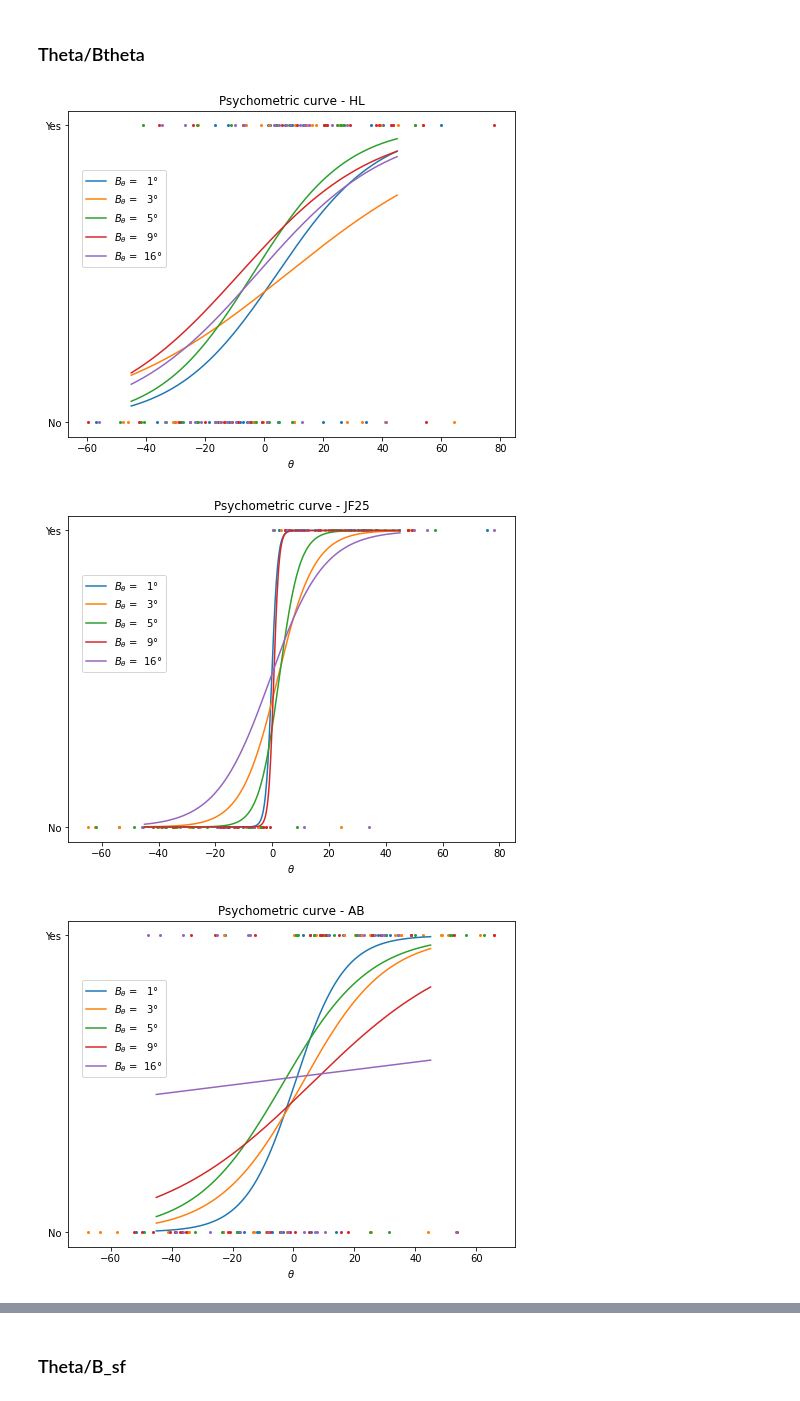
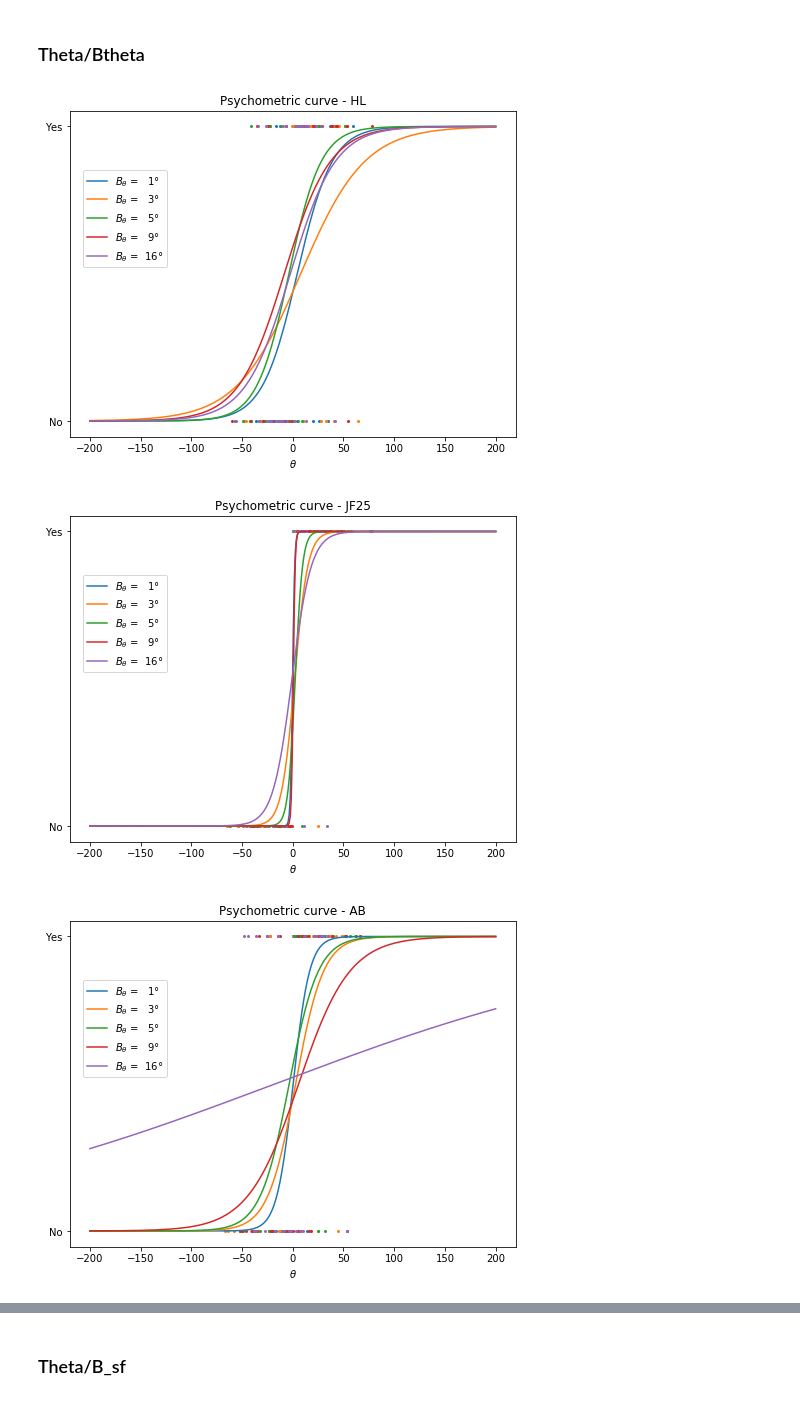
Before and after one commit to jennafradin/MSc-Internship, a Jupyter notebook: Notebooks/W14/40_analysis_different_freq_bandwidth.ipynb, the cells around one changed output, grey strips where cells are left out. Saved outputs shown, nothing was run; the diff lists cells and outputs as text; code cells hidden in the pictures.

```diff
--- a/Notebooks/W14/40_analysis_different_freq_bandwidth.ipynb
+++ b/Notebooks/W14/40_analysis_different_freq_bandwidth.ipynb
@@ -6,6 +6,6 @@ import matplotlib.pyplot as plt
 import os
 import json
 # %%
-data_folder = os.path.join('..', 'Psychopy_data', 'pilot', 'B_sf')#,'json')
+data_folder = os.path.join('..', 'Psychopy_data', 'pilot', 'B_sf','json')
 data_folder
 # %% [output]
@@ -28,7 +28,7 @@ from sklearn.linear_model import LogisticRegression
 import numpy as np
 from matplotlib.pyplot import cm
 
-x_values = np.linspace(-45, 45, 400)
+x_values = np.linspace(-200, 200, 400)
 x_plot = np.reshape(x_values, (400,1))
 lr_kwargs = dict(solver='liblinear', C = 3, max_iter=1000, penalty='l2', class_weight = {1 : 1 , 0 : 1})
 
@@ -51,33 +51,33 @@ for num, subj_data in enumerate(subj_data_list) :
             if i[3]*180/np.pi == b_theta :
                 X.append(i[1]*180/np.pi)
                 if i[2] == 'right':
                     y.append(1)
                 else:
                     y.append(0)
 
 
         X = np.asarray(X)
         X = X[:,np.newaxis]
         #col = next(color)
 
 
         lgs = LogisticRegression(**lr_kwargs)
         try :
             lgs.fit(X, y)
             coef_list.append((b_theta,lgs.coef_[0][0]))
 
             y_values = lgs.predict_proba(x_plot)[:,1]
             plt.plot(x_values, y_values, label = r'$B_\theta$ = %3.f°' %b_theta)
             plt.scatter(X, y, s=4)
         except :
             pass
 
     plt.title('Psychometric curve - %s' % subj_name_list[num])
     plt.xlabel(r'$\theta$')
     plt.yticks([0.,1.],['No', 'Yes'])
     plt.legend(loc = (0.03, 0.52))
     plt.show
 # %% [output]
-[figure, old version]
+[figure, new version]
-[figure, old version]
+[figure, new version]
-[figure, old version]
+[figure, new version]
```
Also changed, not shown: parts of 2 cells of this notebook.
